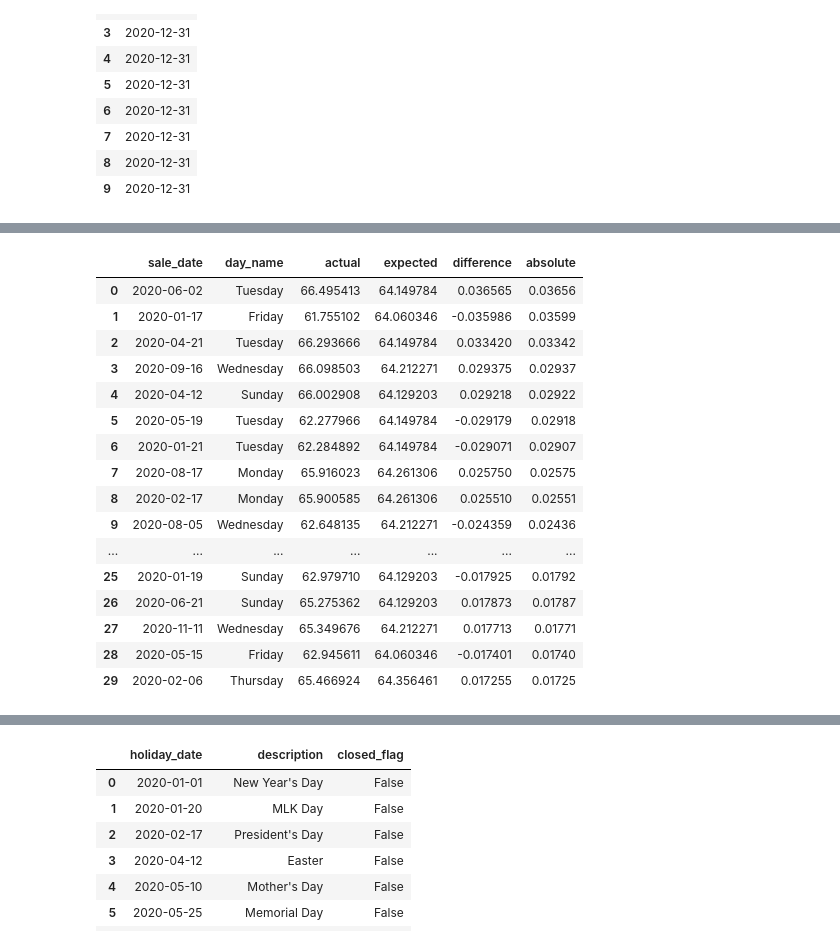
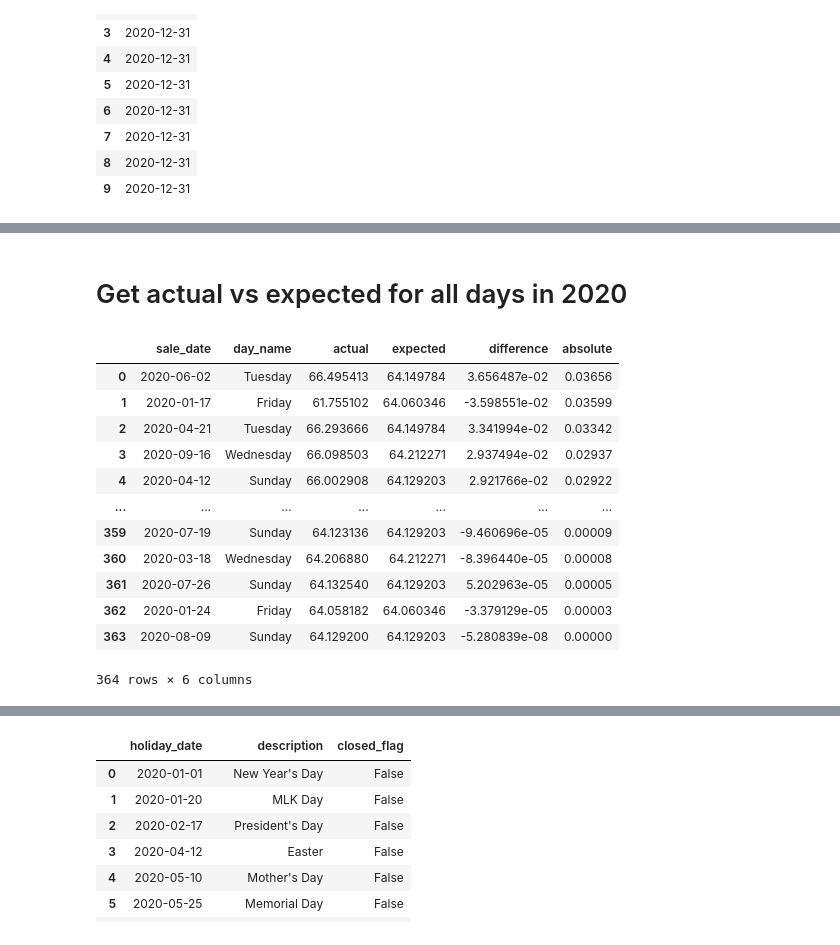
Before and after one commit to scabanela-ischool/Data_Engineering_Proj1_Querying, a Jupyter notebook: project_1_4.ipynb, the cells around one changed output, grey strips where cells are left out. Cells and saved outputs as stored; diff of their text form; code cells hidden in the pictures.

```diff
--- a/project_1_4.ipynb
+++ b/project_1_4.ipynb
@@ -344,59 +144,48 @@ df_new_years
+# %% [markdown]
+# Get actual vs expected for all days in 2020
 # %%
 rollback_before_flag = True
 rollback_after_flag = True
-
-
-# select extract(dow from sale_date) as day_number,
-#         to_char(sale_date, 'Day') as day_name,
-#         avg(total_amount) as expected_sales
-# from sales
-# group by day_number, day_name
-# order by day_number
 
 query = """
 select everyday.sale_date,
         everyday.day_name,
         everyday.actual_sales as actual,
         expected.expected_sales as expected,
         (everyday.actual_sales/expected.expected_sales)-1 as difference,
         round(abs((everyday.actual_sales/expected.expected_sales)-1), 5) as absolute
 from
         (select sale_date,
                 to_char(sale_date, 'Day') as day_name,
                 avg(total_amount) as actual_sales
         from sales
         group by sale_date
         order by sale_date) as everyday
     join
         (select extract(dow from sale_date) as day_number,
                 to_char(sale_date, 'Day') as day_name,
                 avg(total_amount) as expected_sales
         from sales
         group by day_number, day_name
         order by day_number) as expected
     on everyday.day_name = expected.day_name
 order by absolute desc
-limit 30
 
 """
 
 df_difference = my_select_query_pandas(query, rollback_before_flag, rollback_after_flag)
 df_difference
 # %% [output]
 |  | sale_date | day_name | actual | expected | difference | absolute |
-| 0 | 2020-06-02 | Tuesday | 66.495413 | 64.149784 | 0.036565 | 0.03656 |
-| 1 | 2020-01-17 | Friday | 61.755102 | 64.060346 | -0.035986 | 0.03599 |
-| 2 | 2020-04-21 | Tuesday | 66.293666 | 64.149784 | 0.033420 | 0.03342 |
-| 3 | 2020-09-16 | Wednesday | 66.098503 | 64.212271 | 0.029375 | 0.02937 |
-| 4 | 2020-04-12 | Sunday | 66.002908 | 64.129203 | 0.029218 | 0.02922 |
-| 5 | 2020-05-19 | Tuesday | 62.277966 | 64.149784 | -0.029179 | 0.02918 |
-| 6 | 2020-01-21 | Tuesday | 62.284892 | 64.149784 | -0.029071 | 0.02907 |
-| 7 | 2020-08-17 | Monday | 65.916023 | 64.261306 | 0.025750 | 0.02575 |
-| 8 | 2020-02-17 | Monday | 65.900585 | 64.261306 | 0.025510 | 0.02551 |
-| 9 | 2020-08-05 | Wednesday | 62.648135 | 64.212271 | -0.024359 | 0.02436 |
+| 0 | 2020-06-02 | Tuesday | 66.495413 | 64.149784 | 3.656487e-02 | 0.03656 |
+| 1 | 2020-01-17 | Friday | 61.755102 | 64.060346 | -3.598551e-02 | 0.03599 |
+| 2 | 2020-04-21 | Tuesday | 66.293666 | 64.149784 | 3.341994e-02 | 0.03342 |
+| 3 | 2020-09-16 | Wednesday | 66.098503 | 64.212271 | 2.937494e-02 | 0.02937 |
+| 4 | 2020-04-12 | Sunday | 66.002908 | 64.129203 | 2.921766e-02 | 0.02922 |
 | ... | ... | ... | ... | ... | ... | ... |
-| 25 | 2020-01-19 | Sunday | 62.979710 | 64.129203 | -0.017925 | 0.01792 |
-| 26 | 2020-06-21 | Sunday | 65.275362 | 64.129203 | 0.017873 | 0.01787 |
-| 27 | 2020-11-11 | Wednesday | 65.349676 | 64.212271 | 0.017713 | 0.01771 |
-| 28 | 2020-05-15 | Friday | 62.945611 | 64.060346 | -0.017401 | 0.01740 |
-| 29 | 2020-02-06 | Thursday | 65.466924 | 64.356461 | 0.017255 | 0.01725 |
+| 359 | 2020-07-19 | Sunday | 64.123136 | 64.129203 | -9.460696e-05 | 0.00009 |
+| 360 | 2020-03-18 | Wednesday | 64.206880 | 64.212271 | -8.396440e-05 | 0.00008 |
+| 361 | 2020-07-26 | Sunday | 64.132540 | 64.129203 | 5.202963e-05 | 0.00005 |
+| 362 | 2020-01-24 | Friday | 64.058182 | 64.060346 | -3.379129e-05 | 0.00003 |
+| 363 | 2020-08-09 | Sunday | 64.129200 | 64.129203 | -5.280839e-08 | 0.00000 |
+364 rows × 6 columns
```
Also changed, not shown: parts of 14 cells of this notebook.
